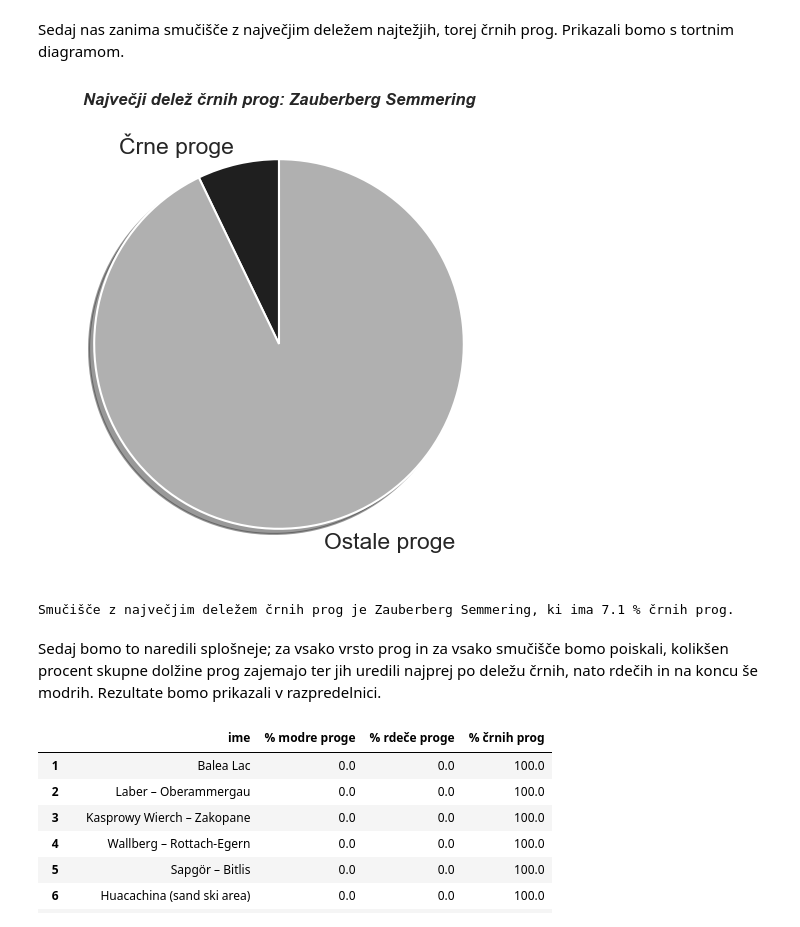
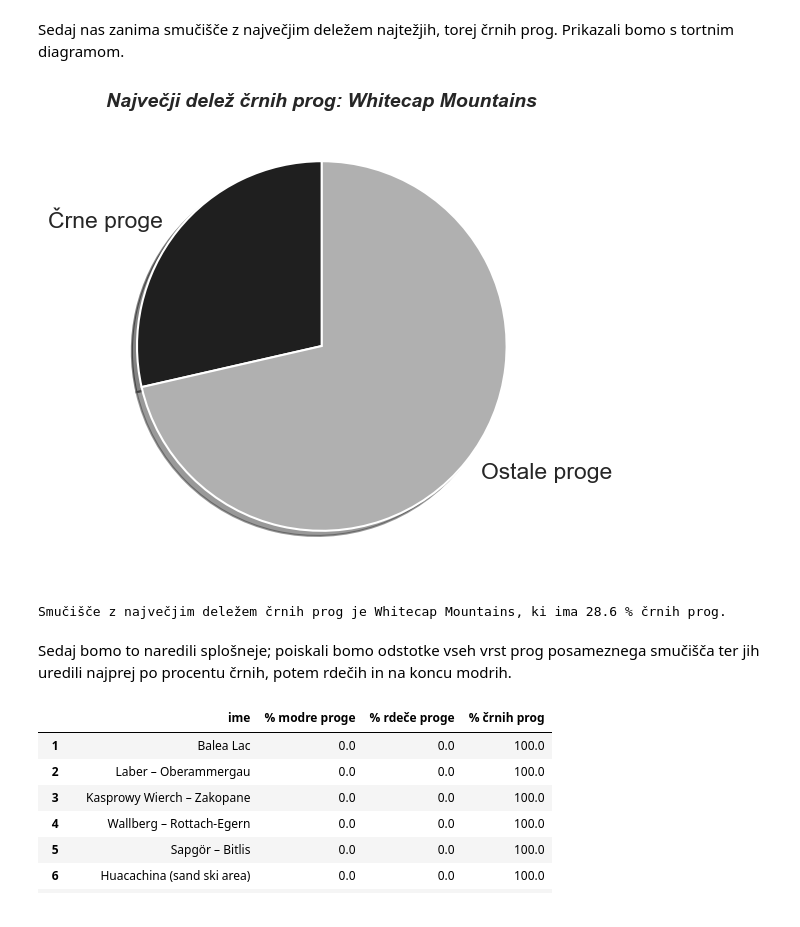
Before and after one commit to NejcZibret/ProjektnaNaloga2024, a Jupyter notebook: analiza.ipynb, the cells around one changed output. Drawn from its saved outputs; the diff is of its cells as text; code cells hidden in the pictures.

```diff
--- a/analiza.ipynb
+++ b/analiza.ipynb
@@ -263,29 +245,30 @@ Sedaj nas zanima smučišče z največjim deležem najtežjih, torej črnih prog
 # %%
 # izračunajmo najprej delež črnih prog za vsako smučišče
 smucisca_copy = smucisca.copy()
+smucisca_copy = smucisca_copy.dropna(subset=['proge', 'črne'])
 smucisca_copy['% črnih prog'] = (smucisca_copy['črne'] / smucisca_copy['proge']) * 100
 
 # poiščemo to smučišče
 najvecji_delez_crnih_prog = smucisca_copy.iloc[smucisca_copy['% črnih prog'].idxmax()]
 smucisce_z_najvec_crnimi_progami = najvecji_delez_crnih_prog['ime']
 delez_crnih_procent = najvecji_delez_crnih_prog['% črnih prog']
 
 # priprava podatkov
 labels = ['Črne proge', 'Ostale proge']
 sizes = [delez_crnih_procent, 100 - delez_crnih_procent]
 colors = ['#1f1f1f', '#b0b0b0']
 
 # nastavitve grafa
 plt.figure(figsize=(6, 6))
 plt.pie(sizes, labels=labels, colors=colors, startangle=90, shadow=True, pctdistance=0.5, wedgeprops={'edgecolor': 'white'})
-plt.title(f'Največji delež črnih prog: {smucisce_z_najvec_crnimi_progami}', fontsize=12, fontweight='bold', style='italic')
+plt.title(f'Največji delež črnih prog: {smucisce_z_najvec_crnimi_progami}', fontsize=14, fontweight='bold', style='italic')
 plt.show()
 
 print(f"Smučišče z največjim deležem črnih prog je {smucisce_z_najvec_crnimi_progami}, ki ima {delez_crnih_procent:.1f} % črnih prog.")
 # %% [output]
-[figure, old version]
+[figure, new version]
-Smučišče z največjim deležem črnih prog je Zauberberg Semmering, ki ima 7.1 % črnih prog.
+Smučišče z največjim deležem črnih prog je Whitecap Mountains, ki ima 28.6 % črnih prog.
 # %% [markdown]
-Sedaj bomo to naredili splošneje; za vsako vrsto prog in za vsako smučišče bomo poiskali, kolikšen procent skupne dolžine prog zajemajo ter jih uredili najprej po deležu črnih, nato rdečih in na koncu še modrih. Rezultate bomo prikazali v razpredelnici.
+Sedaj bomo to naredili splošneje; poiskali bomo odstotke vseh vrst prog posameznega smučišča ter jih uredili najprej po procentu črnih, potem rdečih in na koncu modrih.
 # %%
 # izračunajmo delež modrih in rdečih prog, za črne proge pa že imamo
```
Also changed, not shown: parts of 33 cells of this notebook.
